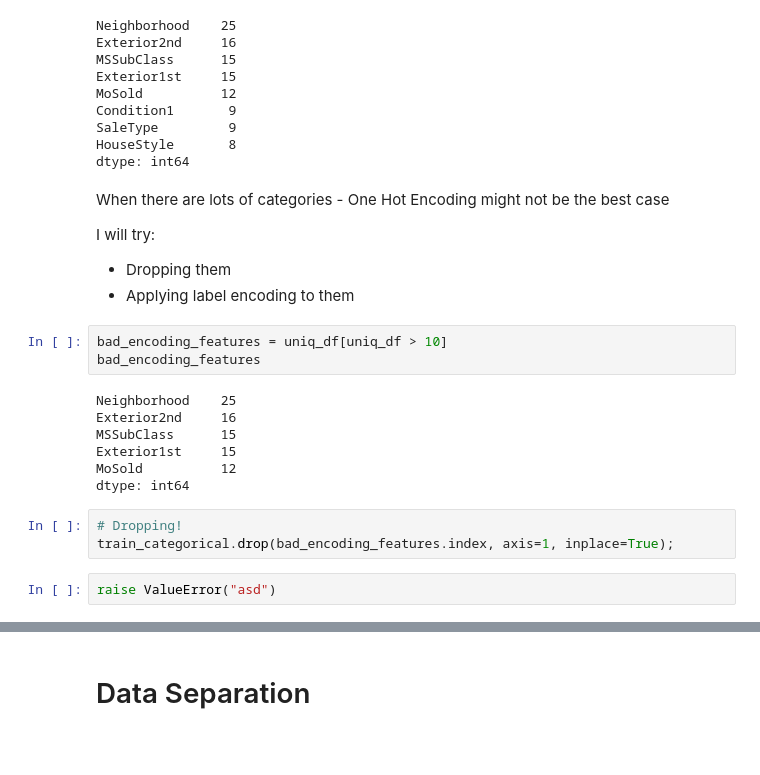
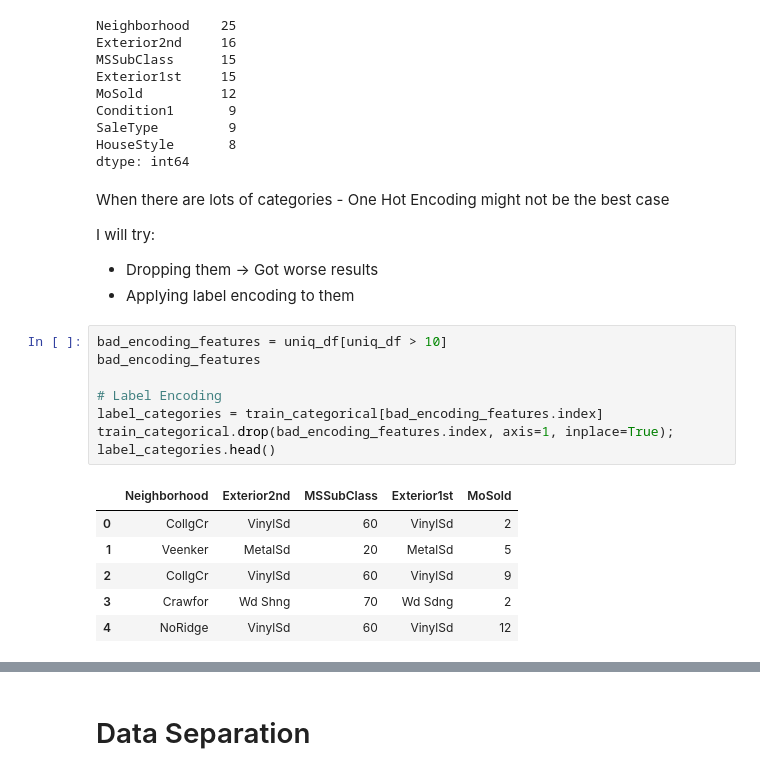
Before and after one commit to Nik-Kras/Kaggle_House_Prising, a Jupyter notebook: Basemodel_8.ipynb, the cells around one changed output, grey strips where cells are left out. Cells and saved outputs as stored; diff of their text form; blank space fills up the shorter version.

```diff
--- a/Basemodel_8.ipynb
+++ b/Basemodel_8.ipynb
@@ -348,20 +348,20 @@ dtype: int64
 When there are lots of categories - One Hot Encoding might not be the best case
 
 I will try:
-- Dropping them
+- Dropping them -> Got worse results
 - Applying label encoding to them
-# %%
-bad_encoding_features = uniq_df[uniq_df > 10]
-bad_encoding_features
-# %% [output]
-Neighborhood    25
-Exterior2nd     16
-MSSubClass      15
-Exterior1st     15
-MoSold          12
-dtype: int64
 # %%
-# Dropping!
+bad_encoding_features = uniq_df[uniq_df > 10]
+bad_encoding_features
+
+# Label Encoding
+label_categories = train_categorical[bad_encoding_features.index]
 train_categorical.drop(bad_encoding_features.index, axis=1, inplace=True);
+label_categories.head()
+# %% [output]
+|  | Neighborhood | Exterior2nd | MSSubClass | Exterior1st | MoSold |
+| 0 | CollgCr | VinylSd | 60 | VinylSd | 2 |
+| 1 | Veenker | MetalSd | 20 | MetalSd | 5 |
+| 2 | CollgCr | VinylSd | 60 | VinylSd | 9 |
+| 3 | Crawfor | Wd Shng | 70 | Wd Sdng | 2 |
+| 4 | NoRidge | VinylSd | 60 | VinylSd | 12 |
-# %%
-raise ValueError("asd")
```
Also changed, not shown: parts of 14 cells of this notebook, 2 other files.
